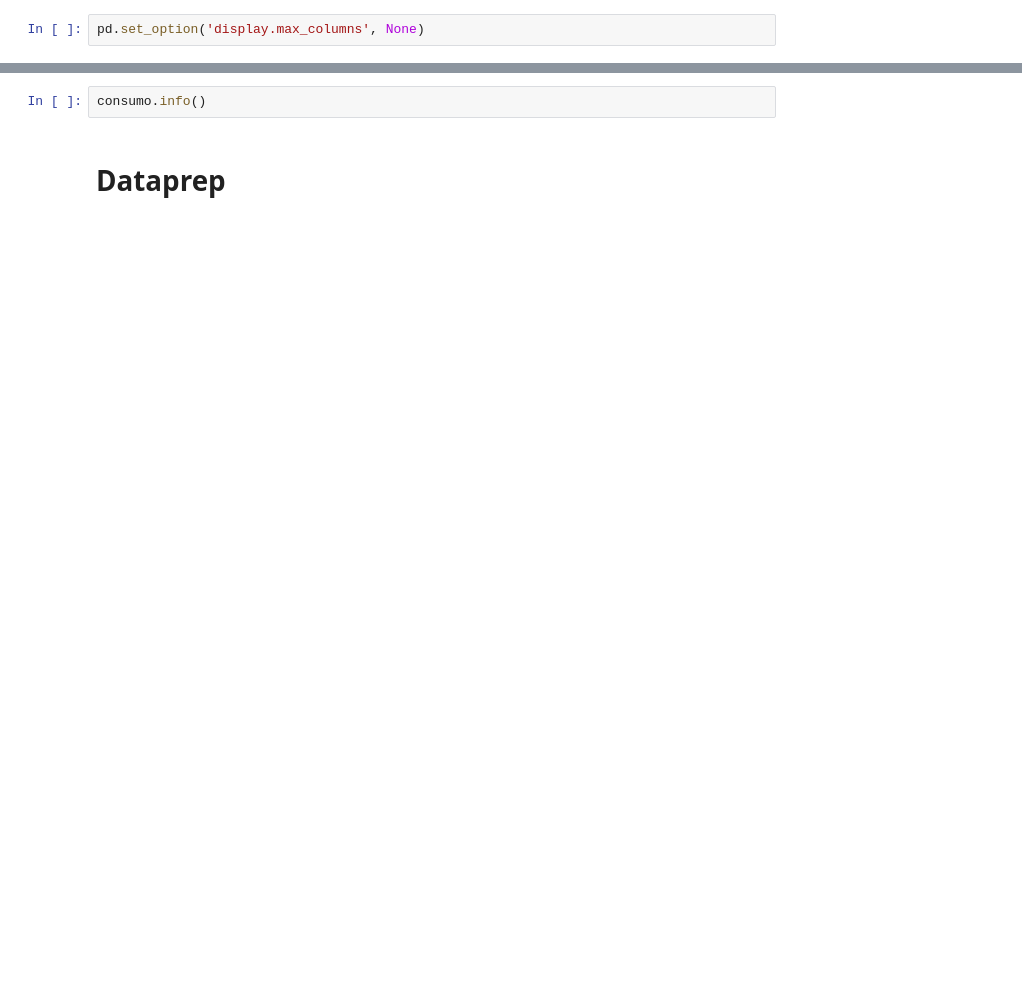
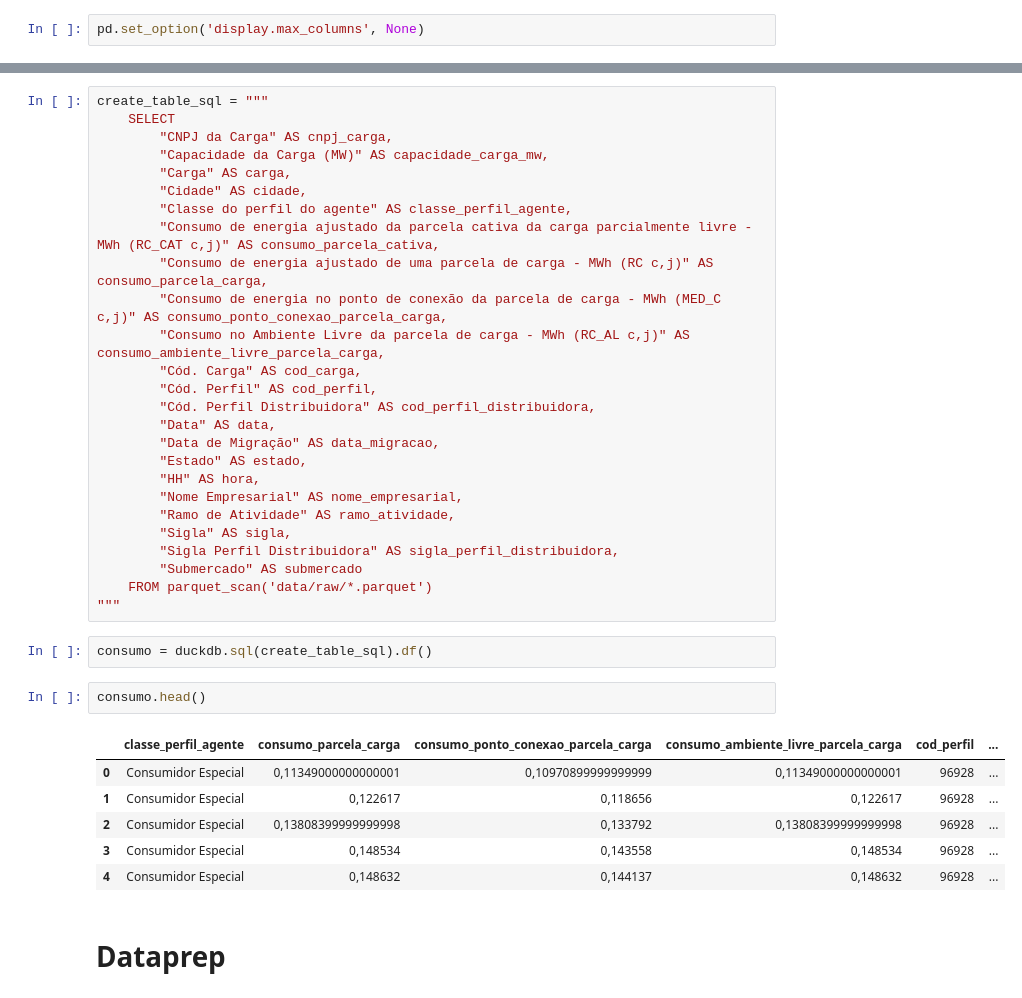
Before and after one commit to ericyaang/EnergyDemandPrediction, a Jupyter notebook: notebooks/eda_forecast.ipynb, the cells around one changed output, grey strips where cells are left out. Cells and saved outputs as stored; diff of their text form; blank space fills up the shorter version.

```diff
--- a/notebooks/eda_forecast.ipynb
+++ b/notebooks/eda_forecast.ipynb
@@ -24,5 +18,40 @@ consumo = pd.read_parquet('/content/Consumo_horario_2021_04.parquet')
+# %%
+create_table_sql = """
+    SELECT
+        "CNPJ da Carga" AS cnpj_carga,
+        "Capacidade da Carga (MW)" AS capacidade_carga_mw,
+        "Carga" AS carga,
+        "Cidade" AS cidade,
+        "Classe do perfil do agente" AS classe_perfil_agente,
+        "Consumo de energia ajustado da parcela cativa da carga parcialmente livre - MWh (RC_CAT c,j)" AS consumo_parcela_cativa,
+        "Consumo de energia ajustado de uma parcela de carga - MWh (RC c,j)" AS consumo_parcela_carga,
+        "Consumo de energia no ponto de conexão da parcela de carga - MWh (MED_C c,j)" AS consumo_ponto_conexao_parcela_carga,
+        "Consumo no Ambiente Livre da parcela de carga - MWh (RC_AL c,j)" AS consumo_ambiente_livre_parcela_carga,
+        "Cód. Carga" AS cod_carga,
+        "Cód. Perfil" AS cod_perfil,
+        "Cód. Perfil Distribuidora" AS cod_perfil_distribuidora,
+        "Data" AS data,
+        "Data de Migração" AS data_migracao,
+        "Estado" AS estado,
+        "HH" AS hora,
+        "Nome Empresarial" AS nome_empresarial,
+        "Ramo de Atividade" AS ramo_atividade,
+        "Sigla" AS sigla,
+        "Sigla Perfil Distribuidora" AS sigla_perfil_distribuidora,
+        "Submercado" AS submercado
+    FROM parquet_scan('data/raw/*.parquet')
+"""
+# %%
+consumo = duckdb.sql(create_table_sql).df()
 # %%
-consumo.info()
+consumo.head()
+# %% [output]
+|  | classe_perfil_agente | consumo_parcela_carga | consumo_ponto_conexao_parcela_carga | consumo_ambiente_livre_parcela_carga | cod_perfil | ... |
+| 0 | Consumidor Especial | 0,11349000000000001 | 0,10970899999999999 | 0,11349000000000001 | 96928 | ... |
+| 1 | Consumidor Especial | 0,122617 | 0,118656 | 0,122617 | 96928 | ... |
+| 2 | Consumidor Especial | 0,13808399999999998 | 0,133792 | 0,13808399999999998 | 96928 | ... |
+| 3 | Consumidor Especial | 0,148534 | 0,143558 | 0,148534 | 96928 | ... |
+| 4 | Consumidor Especial | 0,148632 | 0,144137 | 0,148632 | 96928 | ... |
 # %% [markdown]
 # Dataprep
 # %%
```
Also changed, not shown: parts of 43 cells of this notebook, 2 other files.
